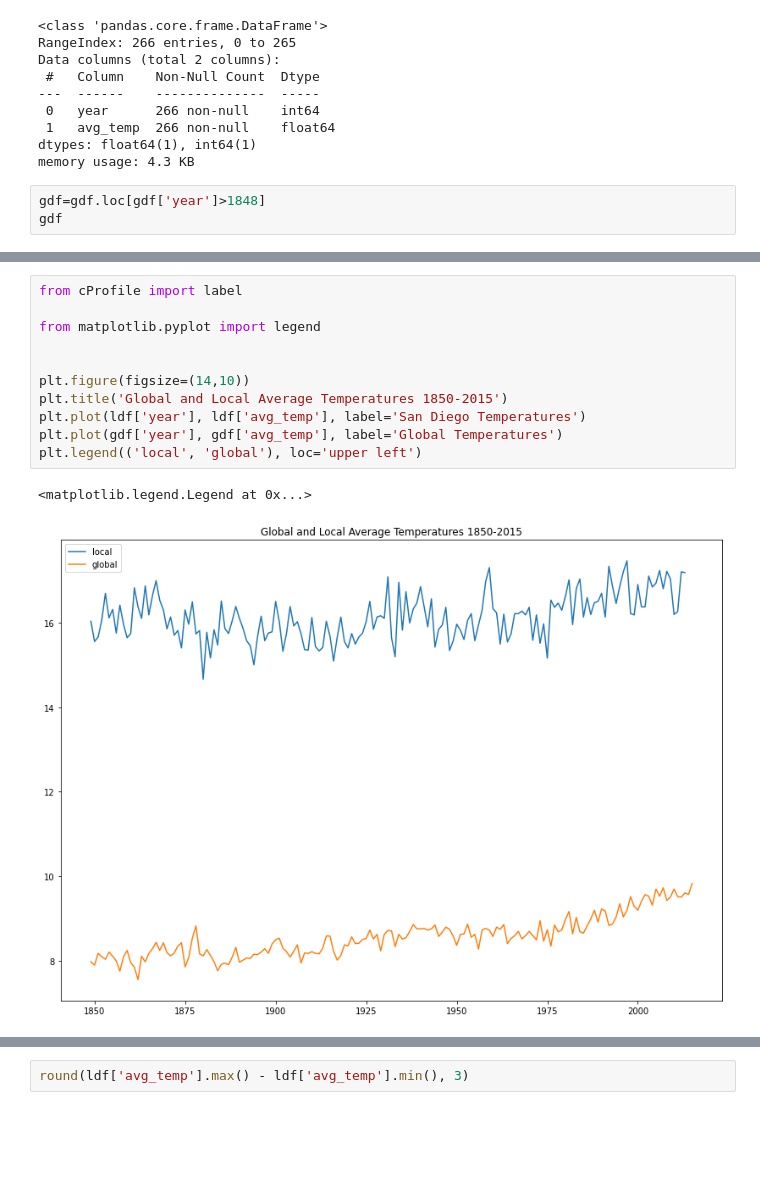
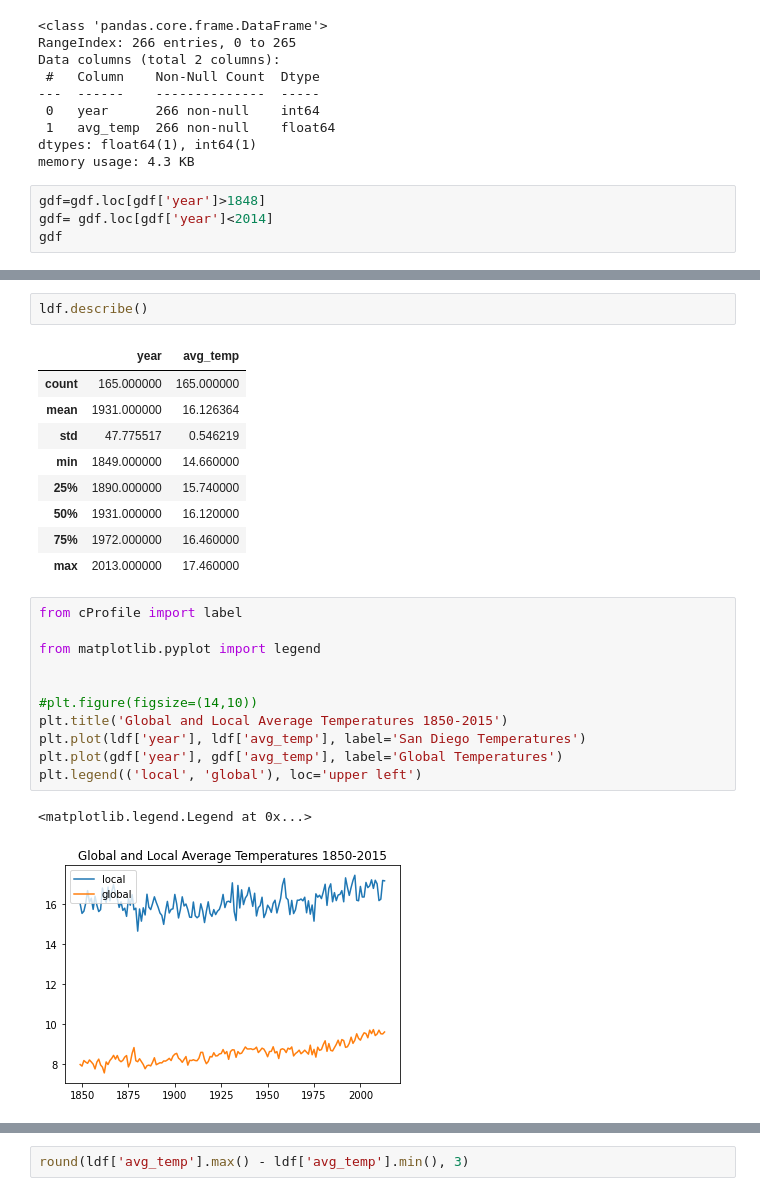
Before and after one commit to parcheesime/Temperature-Trends, a Jupyter notebook: temperature-trends.ipynb, the cells around one changed output, grey strips where cells are left out. Saved outputs shown, nothing was run; the diff lists cells and outputs as text; blank space fills up the shorter version.

```diff
--- a/temperature-trends.ipynb
+++ b/temperature-trends.ipynb
@@ -50,6 +50,7 @@ dtypes: float64(1), int64(1)
 memory usage: 4.3 KB
 # %%
 gdf=gdf.loc[gdf['year']>1848]
+gdf= gdf.loc[gdf['year']<2014]
 gdf
 # %% [output]
 |  | year | avg_temp |
@@ -68,14 +81,26 @@ gdf
+# %%
+ldf.describe()
+# %% [output]
+|  | year | avg_temp |
+| count | 165.000000 | 165.000000 |
+| mean | 1931.000000 | 16.126364 |
+| std | 47.775517 | 0.546219 |
+| min | 1849.000000 | 14.660000 |
+| 25% | 1890.000000 | 15.740000 |
+| 50% | 1931.000000 | 16.120000 |
+| 75% | 1972.000000 | 16.460000 |
+| max | 2013.000000 | 17.460000 |
 # %%
 from cProfile import label
 
 from matplotlib.pyplot import legend
 
 
-plt.figure(figsize=(14,10))
+#plt.figure(figsize=(14,10))
 plt.title('Global and Local Average Temperatures 1850-2015')
 plt.plot(ldf['year'], ldf['avg_temp'], label='San Diego Temperatures')
 plt.plot(gdf['year'], gdf['avg_temp'], label='Global Temperatures')
 plt.legend(('local', 'global'), loc='upper left')
 # %% [output]
 <matplotlib.legend.Legend at 0x...>
-[figure, old version]
+[figure, new version]
```
Also changed, not shown: parts of 24 cells of this notebook.
